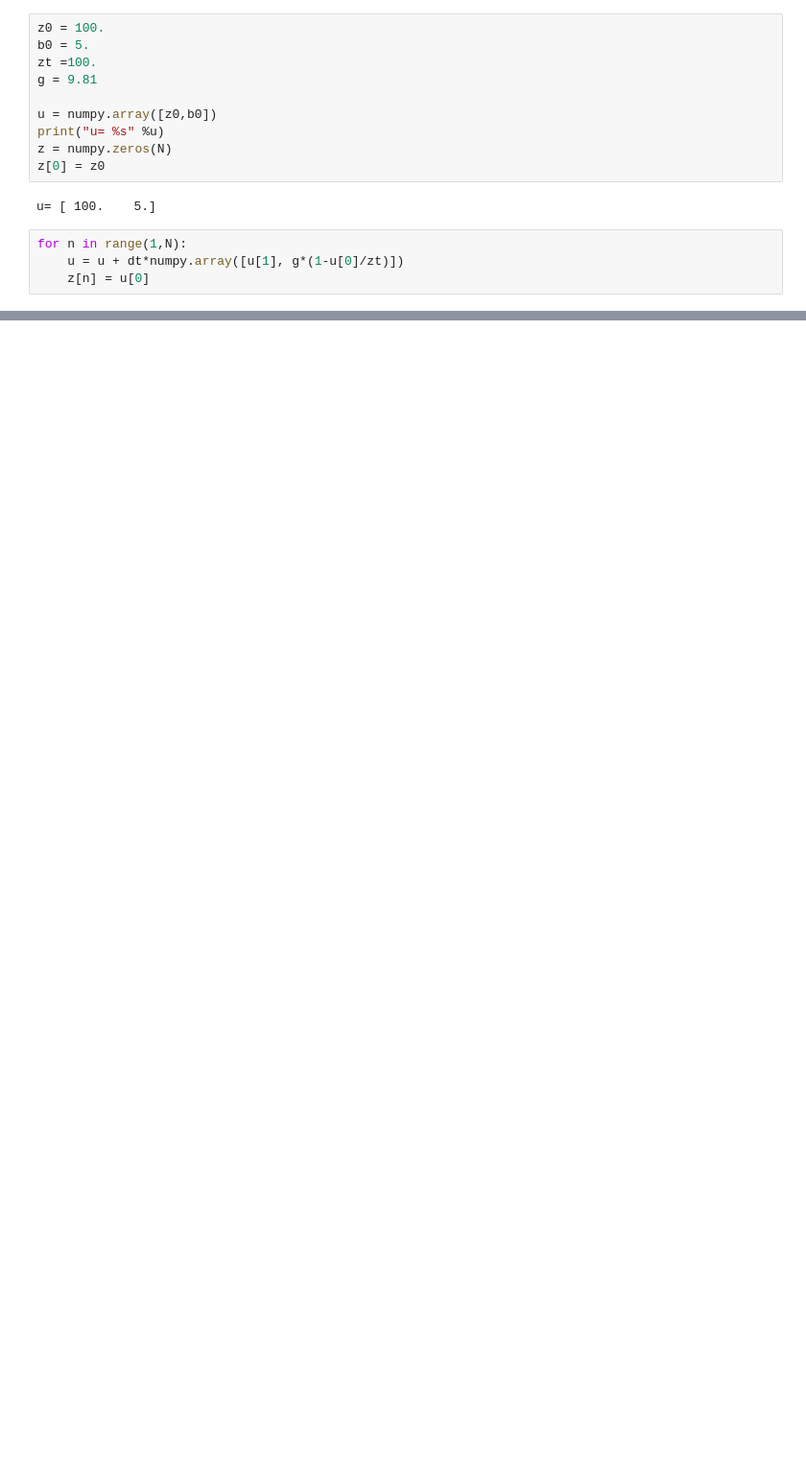
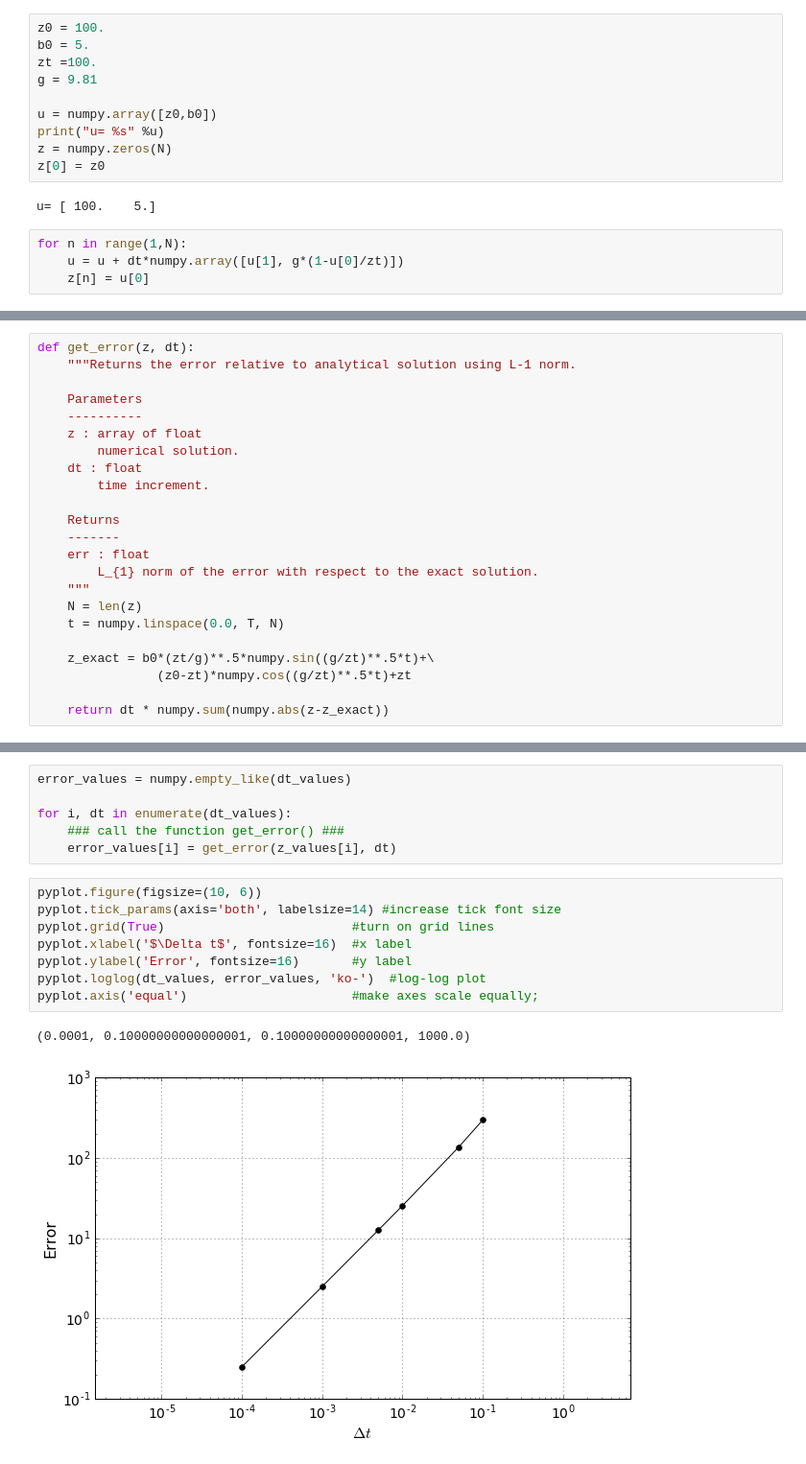
Before and after one commit to aditya3012/NumericalMethods, a Jupyter notebook: M1_Lesson2.ipynb, the cells around one changed output, grey strips where cells are left out. Shown at 96% size. Cells and saved outputs as stored; diff of their text form; blank space fills up the shorter version.

```diff
--- a/M1_Lesson2.ipynb
+++ b/M1_Lesson2.ipynb
@@ -47,0 +86,23 @@ pyplot.plot(t,z, 'k-');
+# %%
+def get_error(z, dt):
+    """Returns the error relative to analytical solution using L-1 norm.
+
+    Parameters
+    ----------
+    z : array of float
+        numerical solution.
+    dt : float
+        time increment.
+
+    Returns
+    -------
+    err : float
+        L_{1} norm of the error with respect to the exact solution.
+    """
+    N = len(z)
+    t = numpy.linspace(0.0, T, N)
+
+    z_exact = b0*(zt/g)**.5*numpy.sin((g/zt)**.5*t)+\
+                (z0-zt)*numpy.cos((g/zt)**.5*t)+zt
+
+    return dt * numpy.sum(numpy.abs(z-z_exact))
@@ -47,0 +116,17 @@ pyplot.plot(t,z, 'k-');
+# %%
+error_values = numpy.empty_like(dt_values)
+
+for i, dt in enumerate(dt_values):
+    ### call the function get_error() ###
+    error_values[i] = get_error(z_values[i], dt)
+# %%
+pyplot.figure(figsize=(10, 6))
+pyplot.tick_params(axis='both', labelsize=14) #increase tick font size
+pyplot.grid(True)                         #turn on grid lines
+pyplot.xlabel('$\Delta t$', fontsize=16)  #x label
+pyplot.ylabel('Error', fontsize=16)       #y label
+pyplot.loglog(dt_values, error_values, 'ko-')  #log-log plot
+pyplot.axis('equal')                      #make axes scale equally;
+# %% [output]
+(0.0001, 0.10000000000000001, 0.10000000000000001, 1000.0)
+[figure, added]
```
Also changed, not shown: parts of 7 cells of this notebook.
